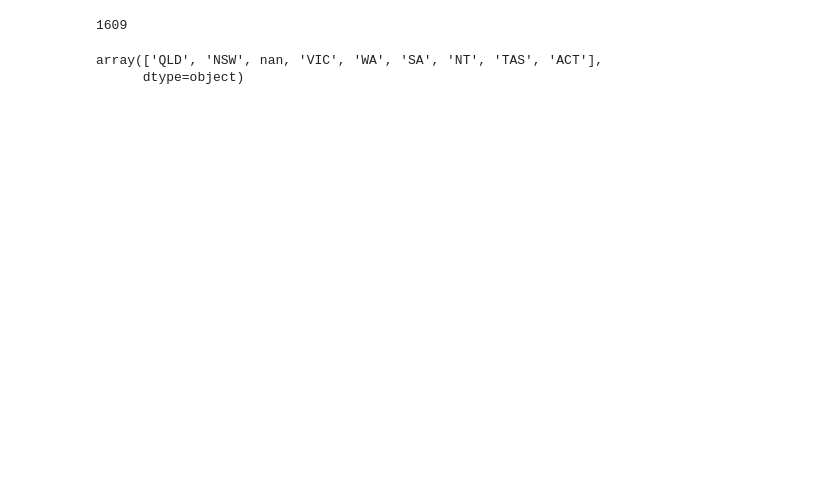
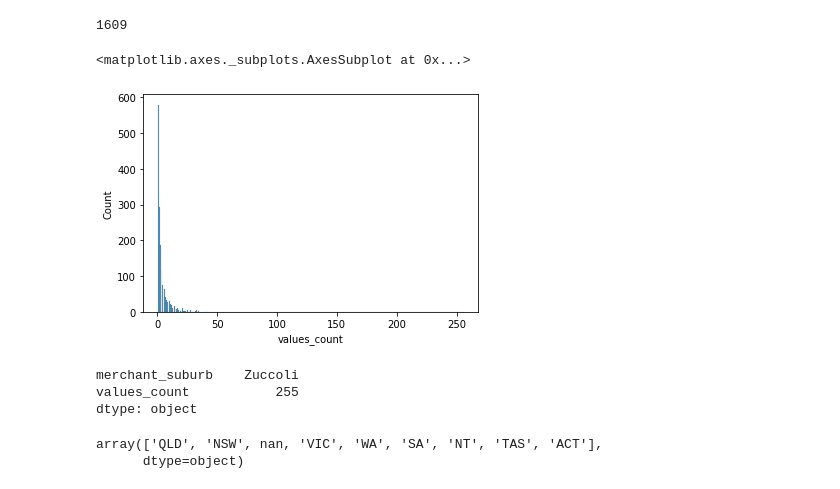
Before and after one commit to nug1209/ANZ_Data_Virtual_Experience, a Jupyter notebook: ANZ_Data_Analytics.ipynb, the cells around one changed output. Cells and saved outputs as stored; diff of their text form; code cells hidden in the pictures; blank space fills up the shorter version.

```diff
--- a/ANZ_Data_Analytics.ipynb
+++ b/ANZ_Data_Analytics.ipynb
@@ -241,6 +259,21 @@ df['age'].nunique()
 df['merchant_suburb'].nunique()
 # %% [output]
 1609
+# %%
+df_merchant_suburb_values = df['merchant_suburb'].value_counts()
+df_merchant_suburb_values = df_merchant_suburb_values.reset_index()
+df_merchant_suburb_values.columns = ['merchant_suburb', 'values_count']
+# df_long_lat_values.head()
+sns.histplot(data=df_merchant_suburb_values, x='values_count')
+# %% [output]
+<matplotlib.axes._subplots.AxesSubplot at 0x...>
+[figure, added]
+# %%
+df_merchant_suburb_values.max()
+# %% [output]
+merchant_suburb    Zuccoli
+values_count           255
+dtype: object
 # %%
 df['merchant_state'].unique()
 # %% [output]
```
Also changed, not shown: parts of 10 cells of this notebook.
